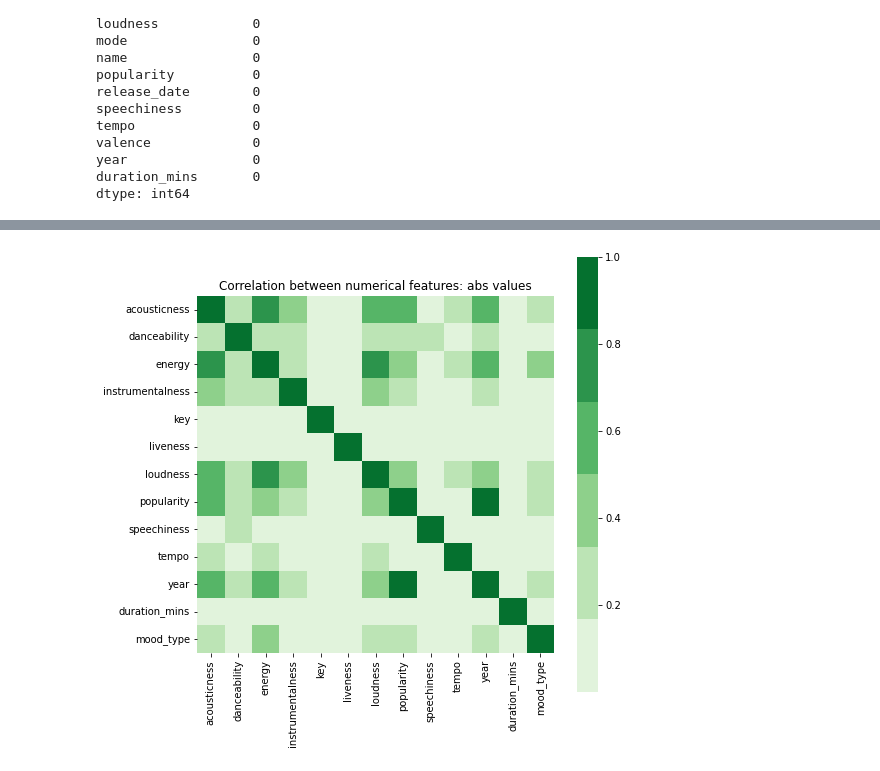
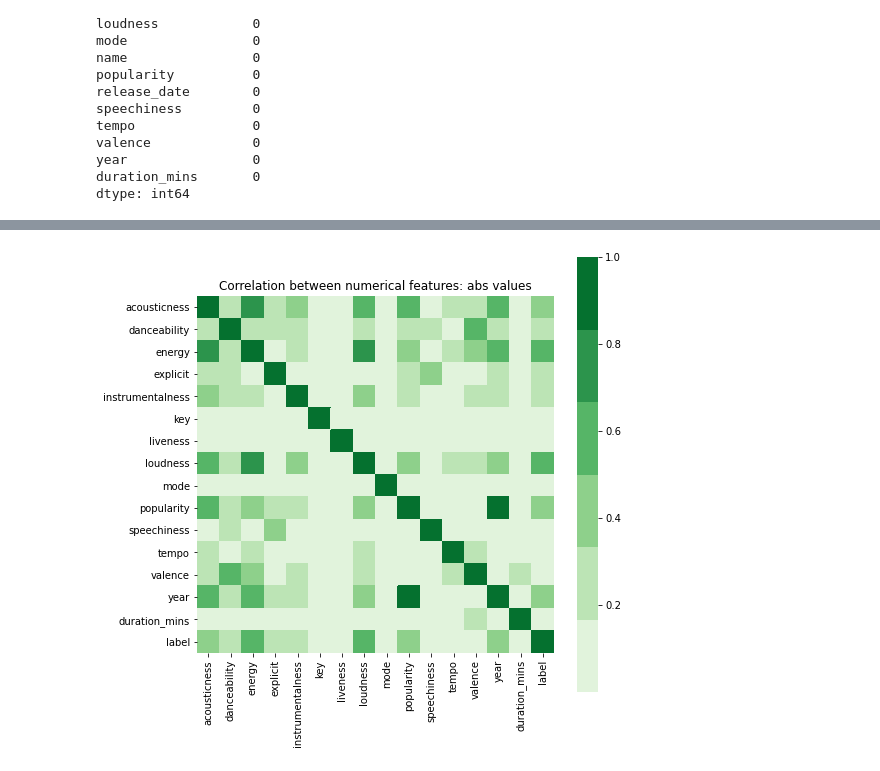
Before and after one commit to DorAzaria/Spotify-Machine-Learning-Project, a Jupyter notebook: SpotifyPredictionMood.ipynb, the cells around one changed output, grey strips where cells are left out. Saved outputs shown, nothing was run; the diff lists cells and outputs as text; code cells hidden in the pictures.

```diff
--- a/SpotifyPredictionMood.ipynb
+++ b/SpotifyPredictionMood.ipynb
@@ -227,12 +245,12 @@ sns.countplot(data['mood'])
 # %%
-numeric_columns = data.columns[data.dtypes != 'object']
-numeric_df = pd.DataFrame(data=data, columns=numeric_columns, index=data.index)
+numeric_columns = df.columns[df.dtypes != 'object']
+numeric_df = pd.DataFrame(data=df, columns=numeric_columns, index=df.index)
 
 corr = np.abs(numeric_df.corr())
 fig, ax = plt.subplots(figsize=(8, 8))
 cmap = sns.color_palette("Greens")
 sns.heatmap(corr, cmap=cmap, square=True)
 plt.title('Correlation between numerical features: abs values')
 plt.show()
 # %% [output]
-[figure, old version]
+[figure, new version]
```
Also changed, not shown: parts of 15 cells of this notebook, 4 other files.
